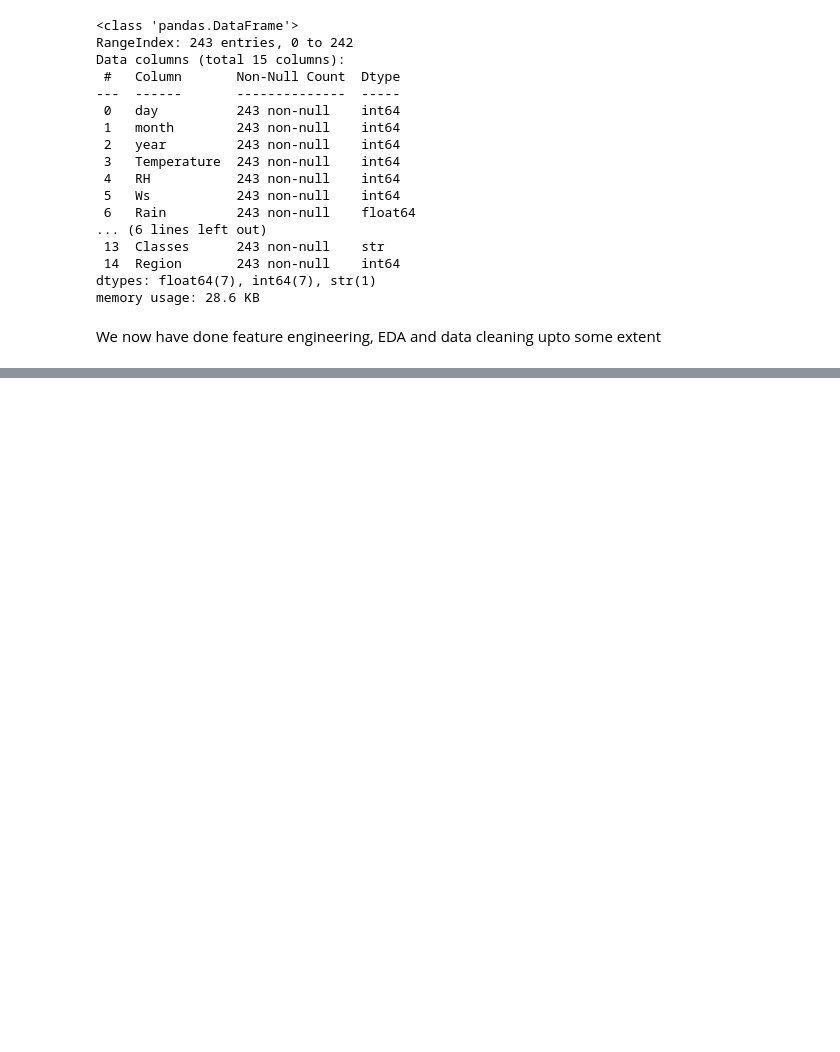
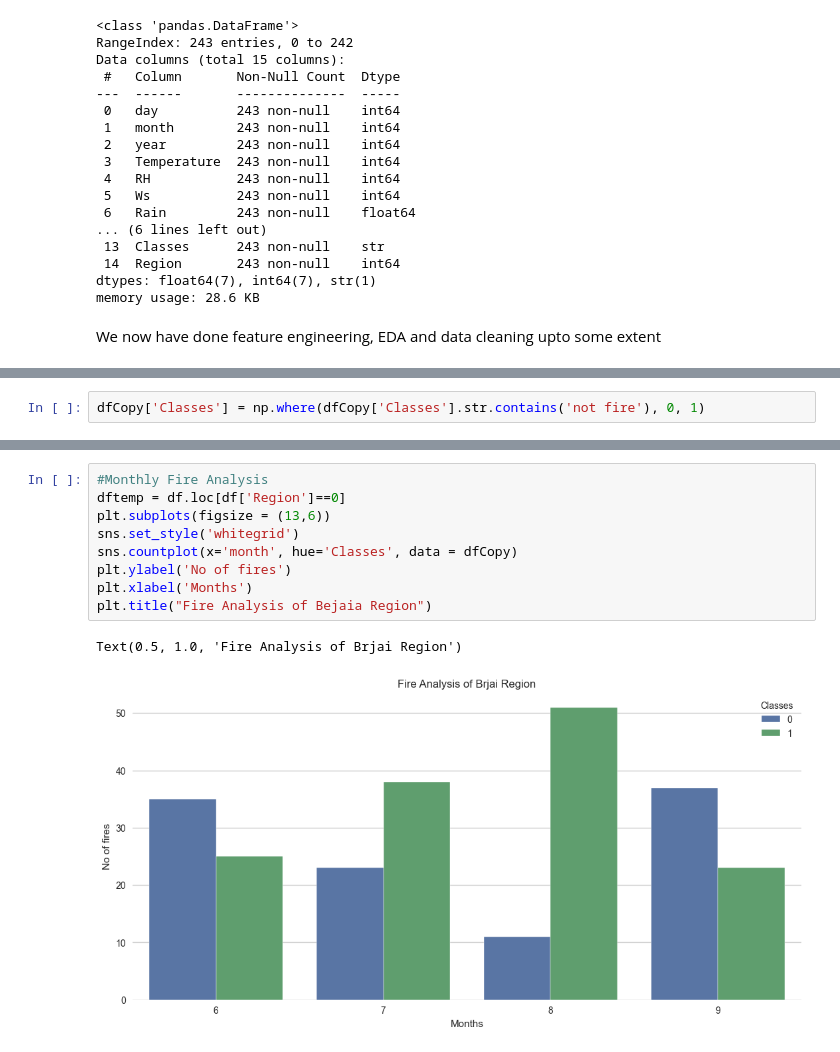
Before and after one commit to raj4aryan/ForestFire-Predictor, a Jupyter notebook: AlgerianForestFire.ipynb, the cells around one changed output, grey strips where cells are left out. Drawn from its saved outputs; the diff is of its cells as text; blank space fills up the shorter version.

```diff
--- a/AlgerianForestFire.ipynb
+++ b/AlgerianForestFire.ipynb
@@ -224,0 +270,2 @@ We now have done feature engineering, EDA and data cleaning upto some extent
+# %%
+dfCopy['Classes'] = np.where(dfCopy['Classes'].str.contains('not fire'), 0, 1)
@@ -224,0 +309,12 @@ We now have done feature engineering, EDA and data cleaning upto some extent
+# %%
+#Monthly Fire Analysis
+dftemp = df.loc[df['Region']==0]
+plt.subplots(figsize = (13,6))
+sns.set_style('whitegrid')
+sns.countplot(x='month', hue='Classes', data = dfCopy)
+plt.ylabel('No of fires')
+plt.xlabel('Months')
+plt.title("Fire Analysis of Bejaia Region")
+# %% [output]
+Text(0.5, 1.0, 'Fire Analysis of Brjai Region')
+[figure, added]
```
Also changed, not shown: parts of 19 cells of this notebook, 1 other file.
